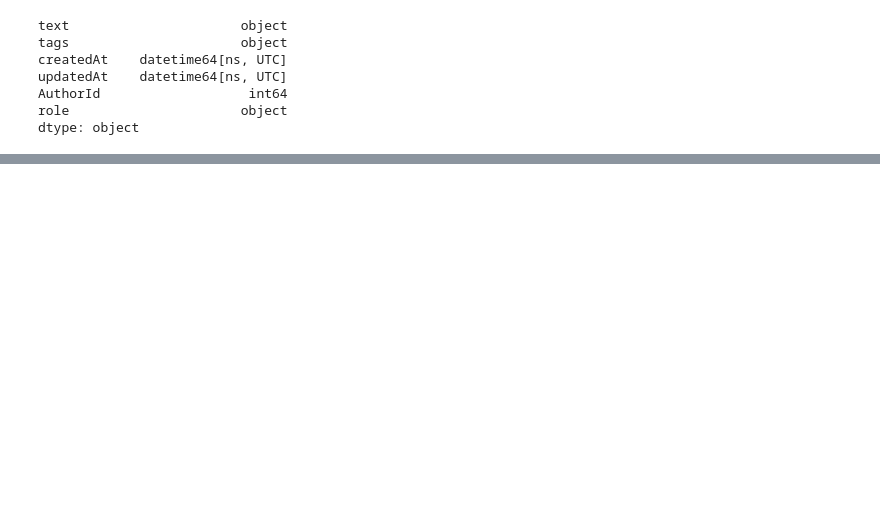
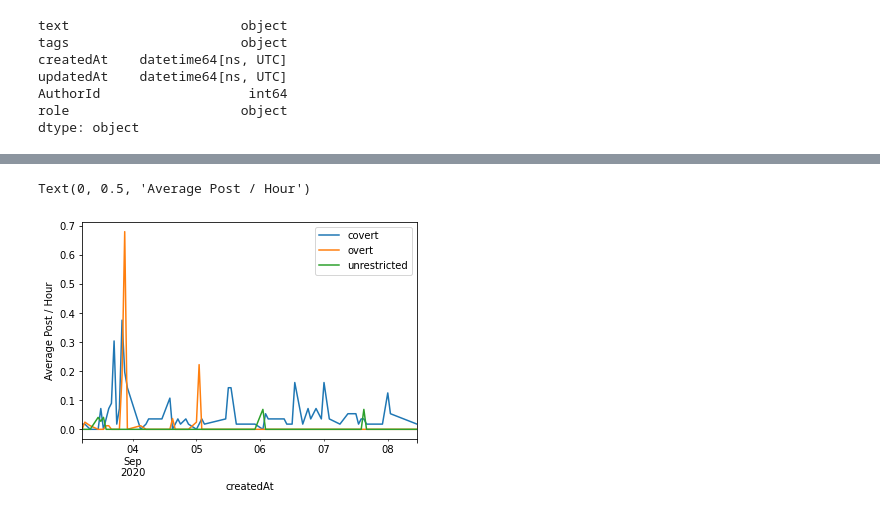
Before and after one commit to ruiliu310/dartpost-research, a Jupyter notebook: rb_posts_analysis.ipynb, the cells around one changed output, grey strips where cells are left out. Saved outputs shown, nothing was run; the diff lists cells and outputs as text; code cells hidden in the pictures; blank space fills up the shorter version.

```diff
--- a/rb_posts_analysis.ipynb
+++ b/rb_posts_analysis.ipynb
@@ -139,0 +255,5 @@ hourly.plot()
+# %%
+# assign post count for two roles
+df_posts['covert'] = np.where(df_posts['strategy']== 'covert', 1, 0)
+df_posts['overt'] = np.where(df_posts['strategy']== 'overt', 1, 0)
+df_posts['unrestricted'] = np.where(df_posts['strategy']== 'unrestricted', 1, 0)
@@ -139,0 +285,9 @@ hourly.plot()
+# %%
+df_posts = df_posts.set_index('createdAt')
+df_posts_hour = pd.DataFrame(df_posts.index.to_period('h'))
+df_posts_hour = df_posts_hour.reset_index()
+del df_posts_hour['index']
+df_posts_hour['covert'] = df_posts['covert'].to_list()
+df_posts_hour['overt'] = df_posts['overt'].to_list()
+df_posts_hour['unrestricted'] = df_posts['unrestricted'].to_list()
+df_posts_hour.head()
@@ -139,0 +301,12 @@ hourly.plot()
+# %%
+hourly_socks = df_posts_hour.groupby(['createdAt']).sum()
+# %%
+hourly_socks['covert'] /= 56
+hourly_socks['overt'] /= 81
+hourly_socks['unrestricted'] /= 73
+# %%
+hourly_socks_fig = hourly_socks.plot()
+plt.ylabel('Average Post / Hour')
+# %% [output]
+Text(0, 0.5, 'Average Post / Hour')
+[figure, added]
```
Also changed, not shown: parts of 26 cells of this notebook, 2 other files.
